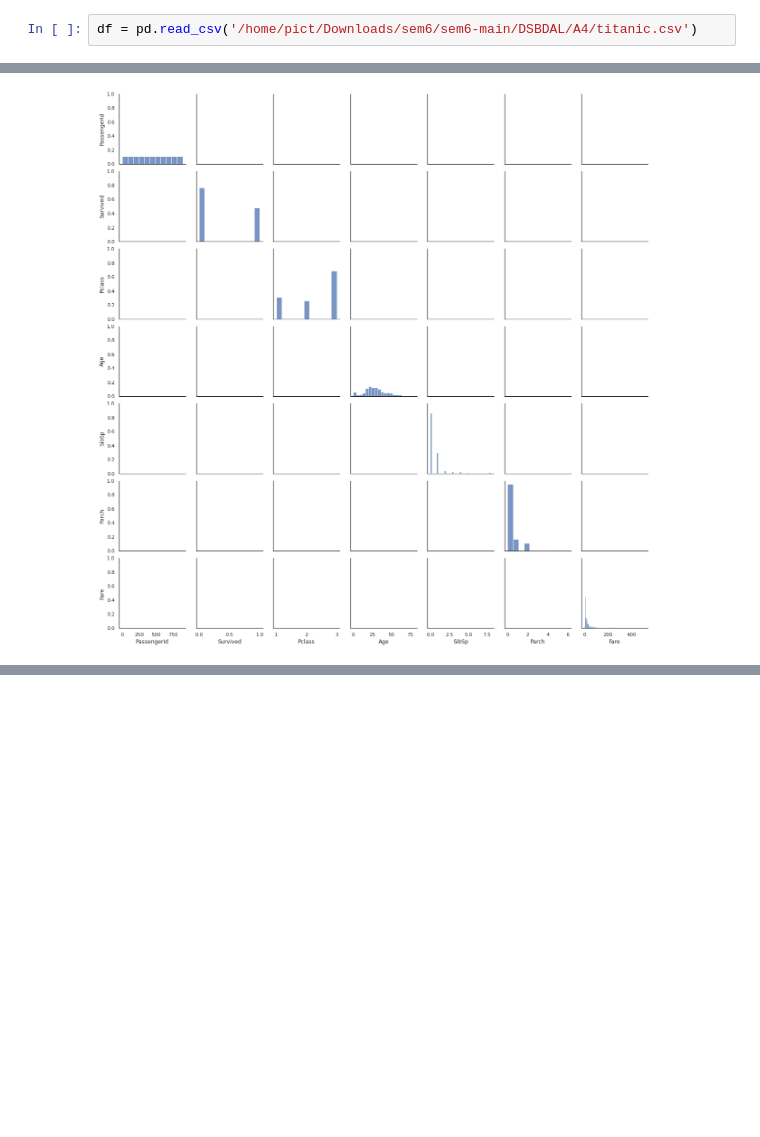
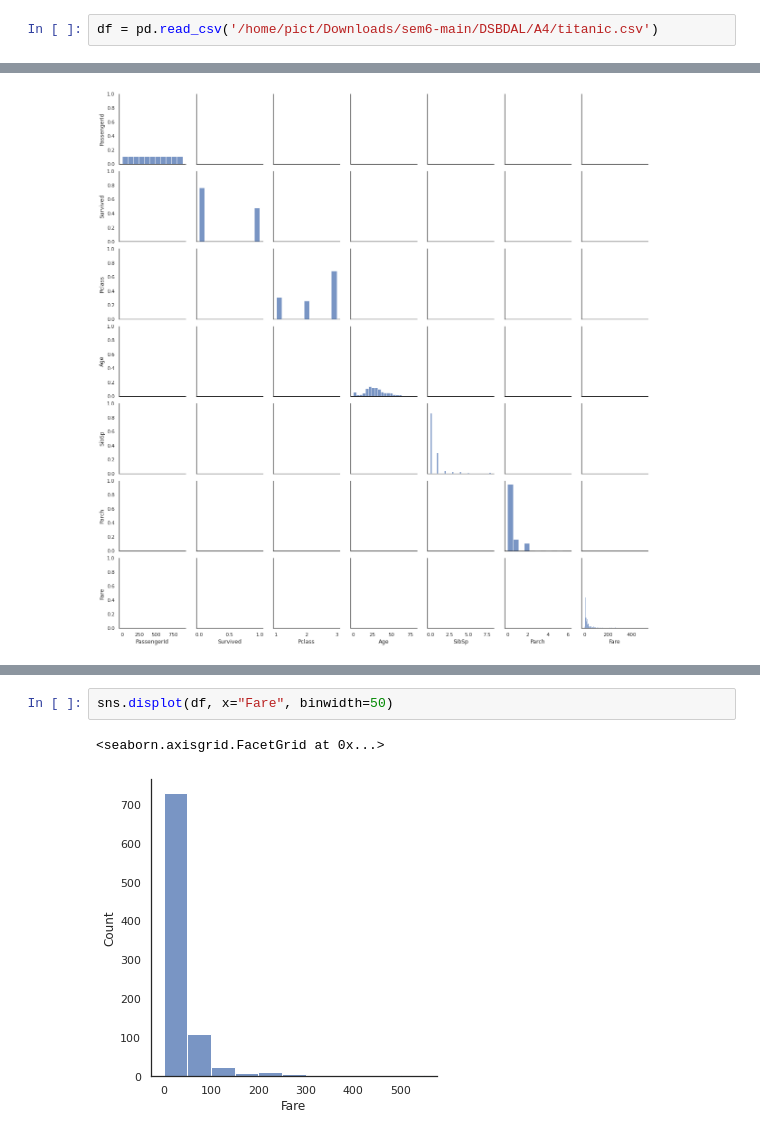
Before and after one commit to mansi0829/sem6, a Jupyter notebook: DSBDAL/A4/31231_A4.ipynb, the cells around one changed output, grey strips where cells are left out. Cells and saved outputs as stored; diff of their text form; blank space fills up the shorter version.

```diff
--- a/DSBDAL/A4/31231_A4.ipynb
+++ b/DSBDAL/A4/31231_A4.ipynb
@@ -7,7 +7,7 @@ import seaborn as sns
 # %%
 sns.set(style="white")
 # %%
-df = pd.read_csv('/home/pict/Downloads/sem6/sem6-main/DSBDAL/A4/titanic.csv')
+df = pd.read_csv('/home/pict/Downloads/sem6-main/DSBDAL/A4/titanic.csv')
 # %%
 df.describe()
 # %% [output]
@@ -63,0 +73,5 @@ sns.PairGrid(df).map_diag(sns.histplot)
+# %%
+sns.displot(df, x="Fare", binwidth=50)
+# %% [output]
+<seaborn.axisgrid.FacetGrid at 0x...>
+[figure, added]
```
Also changed, not shown: parts of 29 cells of this notebook.
